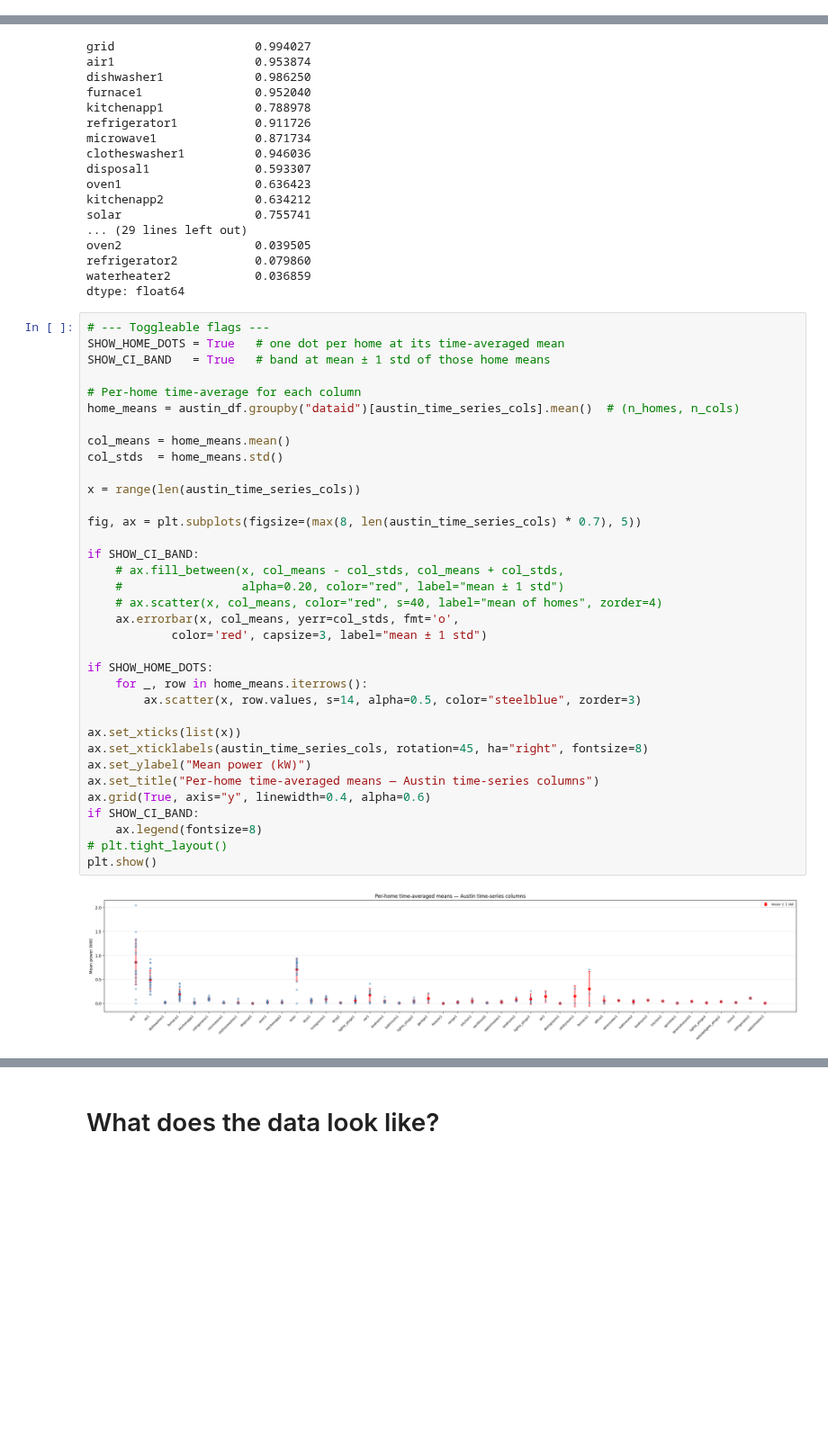
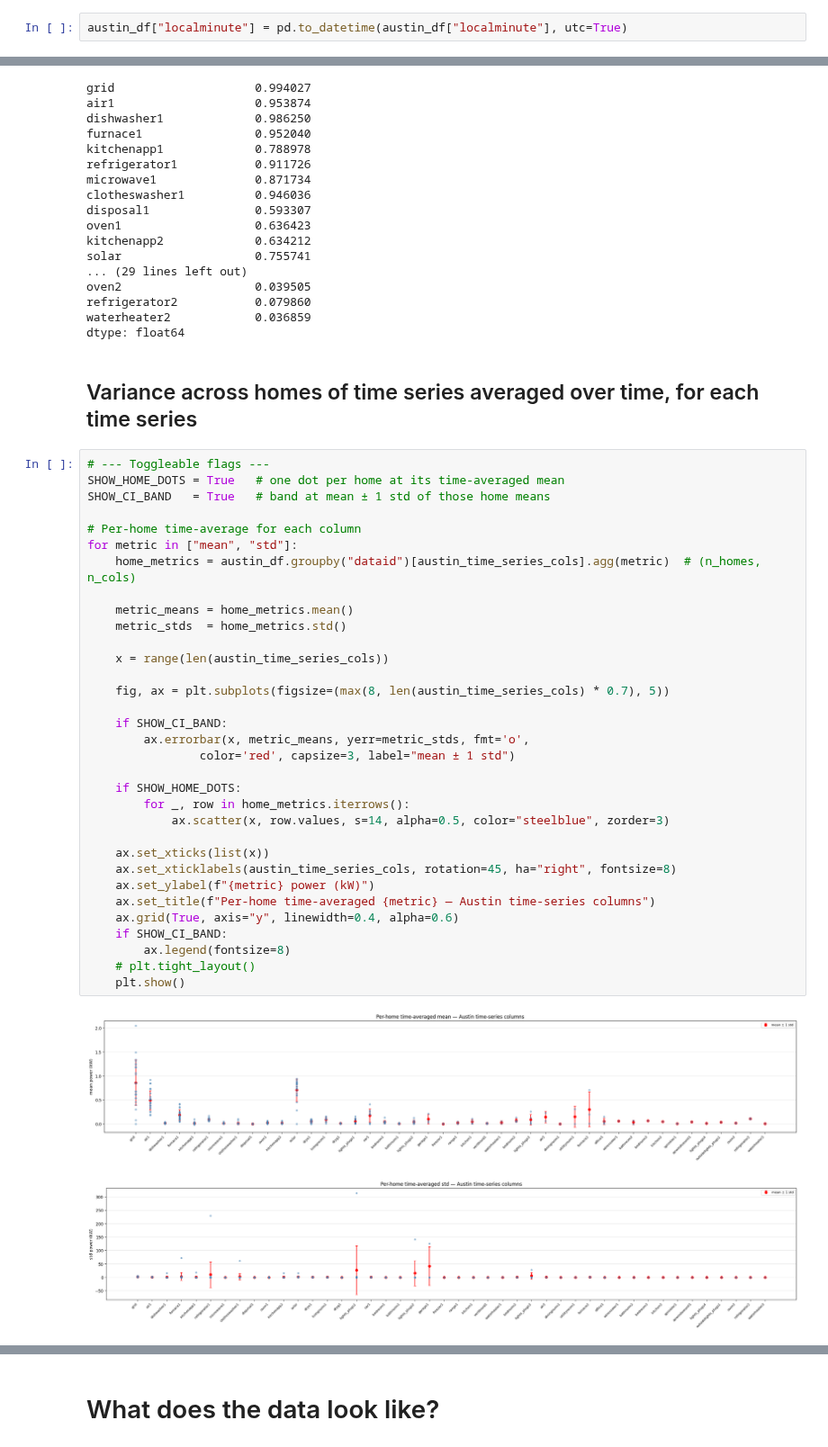
Before and after one commit to jackellishsieh/residential-power-forecasting, a Jupyter notebook: notebooks/jack/jack-pecan-eda.ipynb, the cells around one changed output, grey strips where cells are left out. Shown at 90% size. Drawn from its saved outputs; the diff is of its cells as text; blank space fills up the shorter version.

```diff
--- a/notebooks/jack/jack-pecan-eda.ipynb
+++ b/notebooks/jack/jack-pecan-eda.ipynb
@@ -280,6 +309,8 @@ austin_df = pd.read_csv(f"{HOME_PATH}/residential-power-forecasting/data/1minute
 
 # Remove any columns that are all NaN
 austin_df = austin_df.dropna(axis=1, how='all')
+# %%
+austin_df["localminute"] = pd.to_datetime(austin_df["localminute"], utc=True)
 # %%
 austin_time_series_cols = [col for col in time_series_cols if col in austin_df.columns] # ordered by availability across all 3 locations
 # %% [markdown]
@@ -305,40 +336,41 @@ oven2                   0.039505
 refrigerator2           0.079860
 waterheater2            0.036859
 dtype: float64
+# %% [markdown]
+## Variance across homes of time series averaged over time, for each time series
 # %%
 # --- Toggleable flags ---
 SHOW_HOME_DOTS = True   # one dot per home at its time-averaged mean
 SHOW_CI_BAND   = True   # band at mean ± 1 std of those home means
 
 # Per-home time-average for each column
-home_means = austin_df.groupby("dataid")[austin_time_series_cols].mean()  # (n_homes, n_cols)
+for metric in ["mean", "std"]:
+    home_metrics = austin_df.groupby("dataid")[austin_time_series_cols].agg(metric)  # (n_homes, n_cols)
 
-col_means = home_means.mean()
-col_stds  = home_means.std()
+    metric_means = home_metrics.mean()
+    metric_stds  = home_metrics.std()
 
-x = range(len(austin_time_series_cols))
+    x = range(len(austin_time_series_cols))
 
-fig, ax = plt.subplots(figsize=(max(8, len(austin_time_series_cols) * 0.7), 5))
+    fig, ax = plt.subplots(figsize=(max(8, len(austin_time_series_cols) * 0.7), 5))
 
-if SHOW_CI_BAND:
-    # ax.fill_between(x, col_means - col_stds, col_means + col_stds,
-    #                 alpha=0.20, color="red", label="mean ± 1 std")
-    # ax.scatter(x, col_means, color="red", s=40, label="mean of homes", zorder=4)
-    ax.errorbar(x, col_means, yerr=col_stds, fmt='o',
-            color='red', capsize=3, label="mean ± 1 std")
+    if SHOW_CI_BAND:
+        ax.errorbar(x, metric_means, yerr=metric_stds, fmt='o',
+                color='red', capsize=3, label="mean ± 1 std")
 
-if SHOW_HOME_DOTS:
-    for _, row in home_means.iterrows():
-        ax.scatter(x, row.values, s=14, alpha=0.5, color="steelblue", zorder=3)
+    if SHOW_HOME_DOTS:
+        for _, row in home_metrics.iterrows():
+            ax.scatter(x, row.values, s=14, alpha=0.5, color="steelblue", zorder=3)
 
-ax.set_xticks(list(x))
-ax.set_xticklabels(austin_time_series_cols, rotation=45, ha="right", fontsize=8)
-ax.set_ylabel("Mean power (kW)")
-ax.set_title("Per-home time-averaged means — Austin time-series columns")
-ax.grid(True, axis="y", linewidth=0.4, alpha=0.6)
-if SHOW_CI_BAND:
-    ax.legend(fontsize=8)
-# plt.tight_layout()
-plt.show()
+    ax.set_xticks(list(x))
+    ax.set_xticklabels(austin_time_series_cols, rotation=45, ha="right", fontsize=8)
+    ax.set_ylabel(f"{metric} power (kW)")
+    ax.set_title(f"Per-home time-averaged {metric} — Austin time-series columns")
+    ax.grid(True, axis="y", linewidth=0.4, alpha=0.6)
+    if SHOW_CI_BAND:
+        ax.legend(fontsize=8)
+    # plt.tight_layout()
+    plt.show()
 # %% [output]
 [figure]
+[figure, added]
```
Also changed, not shown: parts of 10 cells of this notebook.
